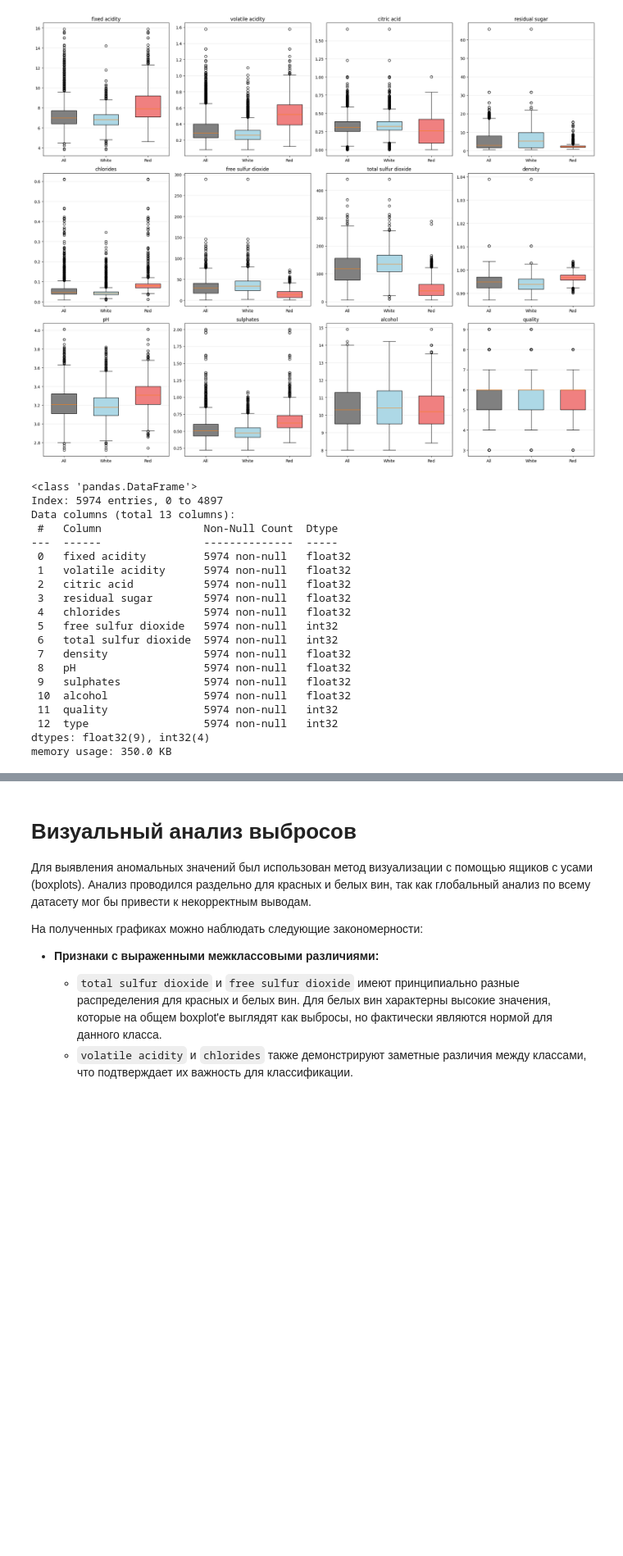
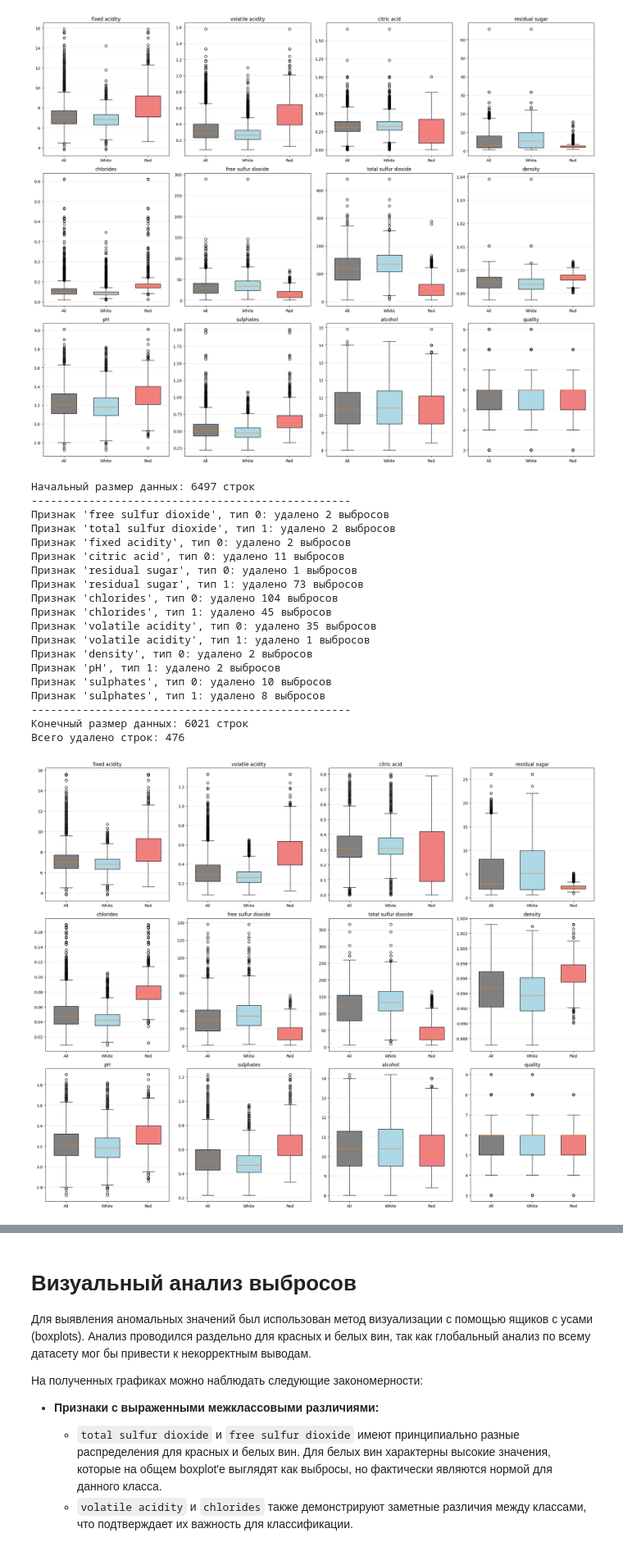
Before and after one commit to Baklanov-Daniil/master, a Jupyter notebook: mlbd/notebooks/lab1_k6.ipynb, the cells around one changed output, grey strips where cells are left out. Shown at 82% size. Cells and saved outputs as stored; diff of their text form; code cells hidden in the pictures; blank space fills up the shorter version.

```diff
--- a/mlbd/notebooks/lab1_k6.ipynb
+++ b/mlbd/notebooks/lab1_k6.ipynb
@@ -232,6 +252,7 @@ def remove_extreme_outliers(df, feature, multiplier=3.0):
         outlier_indices = class_data[outliers].index
 
         if len(outlier_indices) > 0:
+            print(f"Признак '{feature}', тип {wine_type}: удалено {len(outlier_indices)} выбросов")
             df_clean = df_clean.drop(index=outlier_indices)
 
     return df_clean
@@ -240,7 +261,10 @@ def smart_outlier_handling(df):
     df_clean = df.copy()
     feature_columns = df.columns.drop('type')
 
-    lite_features = ['free sulfur dioxide', 'total sulfur dioxide', 'fixed acidity', 'volatile acidity', 'citric acid']
+    print(f"Начальный размер данных: {len(df_clean)} строк")
+    print("-" * 50)
+
+    lite_features = ['free sulfur dioxide', 'total sulfur dioxide', 'fixed acidity', 'citric acid', "residual sugar", "chlorides"]
     for col in lite_features:
         df_clean = remove_extreme_outliers(df_clean, col, multiplier=4.0)
 
@@ -248,29 +272,59 @@ def smart_outlier_handling(df):
     for col in other_features:
         df_clean = remove_extreme_outliers(df_clean, col, multiplier=3.0)
 
+    print("-" * 50)
+    print(f"Конечный размер данных: {len(df_clean)} строк")
+    print(f"Всего удалено строк: {len(df) - len(df_clean)}")
+
     return df_clean
 
 data_final = smart_outlier_handling(data)
-data_final.info()
 # %% [output]
-<class 'pandas.DataFrame'>
-Index: 5974 entries, 0 to 4897
-Data columns (total 13 columns):
- #   Column                Non-Null Count  Dtype
----  ------                --------------  -----
- 0   fixed acidity         5974 non-null   float32
- 1   volatile acidity      5974 non-null   float32
- 2   citric acid           5974 non-null   float32
- 3   residual sugar        5974 non-null   float32
- 4   chlorides             5974 non-null   float32
- 5   free sulfur dioxide   5974 non-null   int32
- 6   total sulfur dioxide  5974 non-null   int32
- 7   density               5974 non-null   float32
- 8   pH                    5974 non-null   float32
- 9   sulphates             5974 non-null   float32
- 10  alcohol               5974 non-null   float32
- 11  quality               5974 non-null   int32
- 12  type                  5974 non-null   int32
-dtypes: float32(9), int32(4)
-memory usage: 350.0 KB
+Начальный размер данных: 6497 строк
+--------------------------------------------------
+Признак 'free sulfur dioxide', тип 0: удалено 2 выбросов
+Признак 'total sulfur dioxide', тип 1: удалено 2 выбросов
+Признак 'fixed acidity', тип 0: удалено 2 выбросов
+Признак 'citric acid', тип 0: удалено 11 выбросов
+Признак 'residual sugar', тип 0: удалено 1 выбросов
+Признак 'residual sugar', тип 1: удалено 73 выбросов
+Признак 'chlorides', тип 0: удалено 104 выбросов
+Признак 'chlorides', тип 1: удалено 45 выбросов
+Признак 'volatile acidity', тип 0: удалено 35 выбросов
+Признак 'volatile acidity', тип 1: удалено 1 выбросов
+Признак 'density', тип 0: удалено 2 выбросов
+Признак 'pH', тип 1: удалено 2 выбросов
+Признак 'sulphates', тип 0: удалено 10 выбросов
+Признак 'sulphates', тип 1: удалено 8 выбросов
+--------------------------------------------------
+Конечный размер данных: 6021 строк
+Всего удалено строк: 476
+# %%
+feature_columns = data.columns.drop('type')
+
+plt.figure(figsize=(20, 16))
+
+for i, column in enumerate(feature_columns, 1):
+    plt.subplot(3, 4, i)
+
+    all_values = data_final[column].values
+    white_values = data_final[data_final['type'] == 0][column].values
+    red_values = data_final[data_final['type'] == 1][column].values
+
+    bp = plt.boxplot([all_values, white_values, red_values],
+                     tick_labels=['All', 'White', 'Red'],
+                     patch_artist=True,
+                     widths=0.6)
+
+    colors = ['gray', 'lightblue', 'lightcoral']
+    for patch, color in zip(bp['boxes'], colors):
+        patch.set_facecolor(color)
+
+    plt.title(f'{column}')
+    plt.grid(axis='y', alpha=0.3)
+
+plt.tight_layout()
+plt.show()
+# %% [output]
+[figure, added]
 # %%
```
Also changed, not shown: parts of 6 cells of this notebook, 1 other file.
